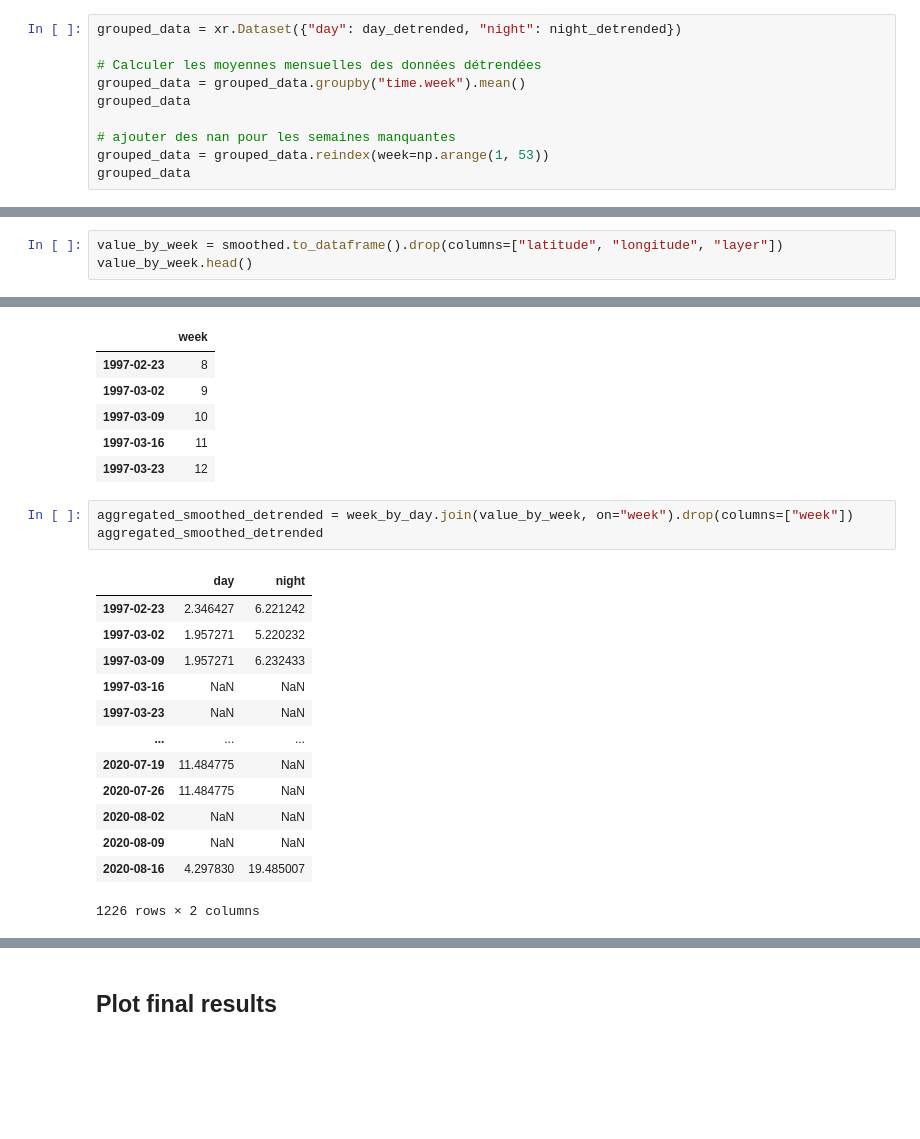
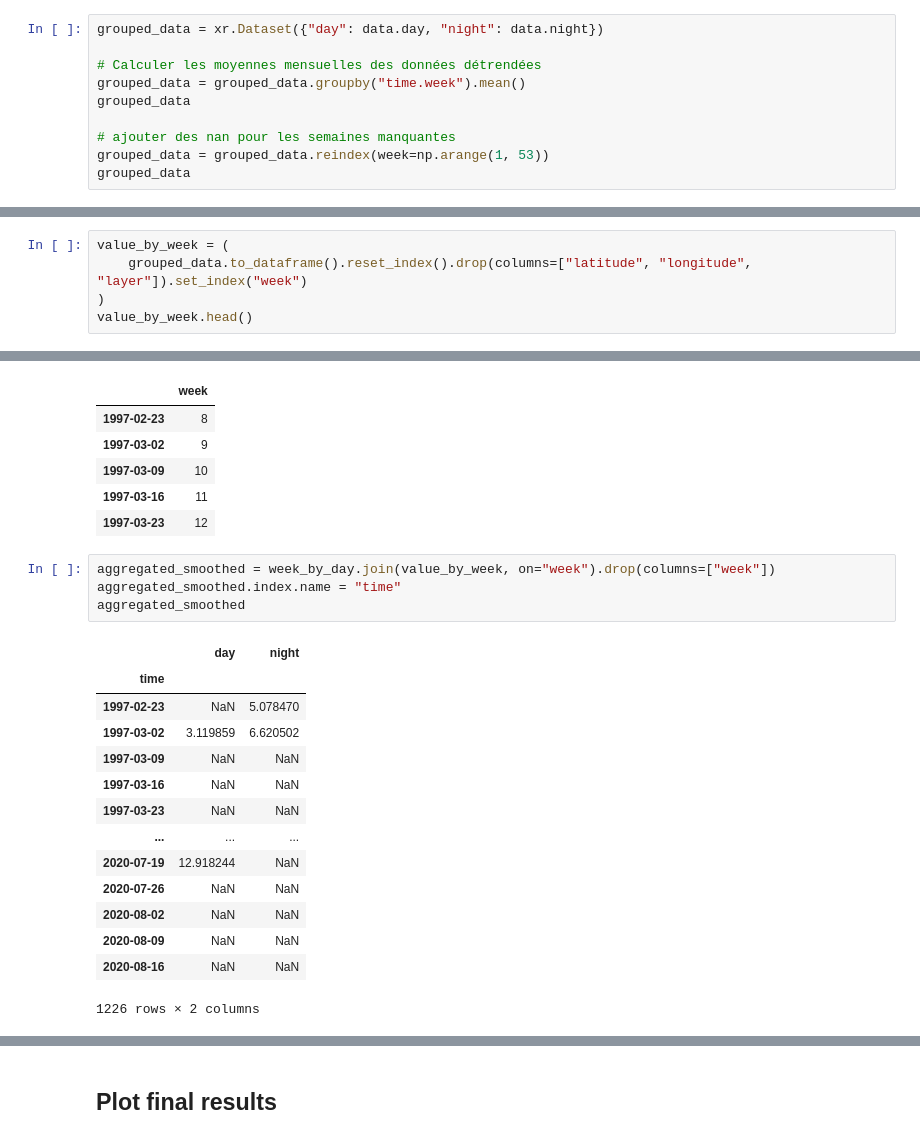
Before and after one commit to Ash12H/Seapopym-optimization, a Jupyter notebook: notebooks/1_data_processing/1_1_Forcing/1_1_7_1_climato_obs_papa.ipynb, the cells around one changed output, grey strips where cells are left out. Saved outputs shown, nothing was run; the diff lists cells and outputs as text; blank space fills up the shorter version.

```diff
--- a/notebooks/1_data_processing/1_1_Forcing/1_1_7_1_climato_obs_papa.ipynb
+++ b/notebooks/1_data_processing/1_1_Forcing/1_1_7_1_climato_obs_papa.ipynb
@@ -117,7 +258,7 @@ plt.show()
 # %% [markdown]
 ## Group data by week
 # %%
-grouped_data = xr.Dataset({"day": day_detrended, "night": night_detrended})
+grouped_data = xr.Dataset({"day": data.day, "night": data.night})
 
 # Calculer les moyennes mensuelles des données détrendées
 grouped_data = grouped_data.groupby("time.week").mean()
@@ -191,7 +295,9 @@ plt.show()
 # %% [markdown]
 ## Duplicating observation across the entire time period
 # %%
-value_by_week = smoothed.to_dataframe().drop(columns=["latitude", "longitude", "layer"])
+value_by_week = (
+    grouped_data.to_dataframe().reset_index().drop(columns=["latitude", "longitude", "layer"]).set_index("week")
+)
 value_by_week.head()
 # %% [output]
 |  | day | night |
@@ -216,20 +322,22 @@ week_by_day.head()
 | 1997-03-16 | 11 |
 | 1997-03-23 | 12 |
 # %%
-aggregated_smoothed_detrended = week_by_day.join(value_by_week, on="week").drop(columns=["week"])
-aggregated_smoothed_detrended
+aggregated_smoothed = week_by_day.join(value_by_week, on="week").drop(columns=["week"])
+aggregated_smoothed.index.name = "time"
+aggregated_smoothed
 # %% [output]
 |  | day | night |
-| 1997-02-23 | 2.346427 | 6.221242 |
-| 1997-03-02 | 1.957271 | 5.220232 |
-| 1997-03-09 | 1.957271 | 6.232433 |
+| time |  |  |
+| 1997-02-23 | NaN | 5.078470 |
+| 1997-03-02 | 3.119859 | 6.620502 |
+| 1997-03-09 | NaN | NaN |
 | 1997-03-16 | NaN | NaN |
 | 1997-03-23 | NaN | NaN |
 | ... | ... | ... |
-| 2020-07-19 | 11.484775 | NaN |
-| 2020-07-26 | 11.484775 | NaN |
+| 2020-07-19 | 12.918244 | NaN |
+| 2020-07-26 | NaN | NaN |
 | 2020-08-02 | NaN | NaN |
 | 2020-08-09 | NaN | NaN |
-| 2020-08-16 | 4.297830 | 19.485007 |
+| 2020-08-16 | NaN | NaN |
 1226 rows × 2 columns
 # %%
```
Also changed, not shown: parts of 21 cells of this notebook, 10 other files.
